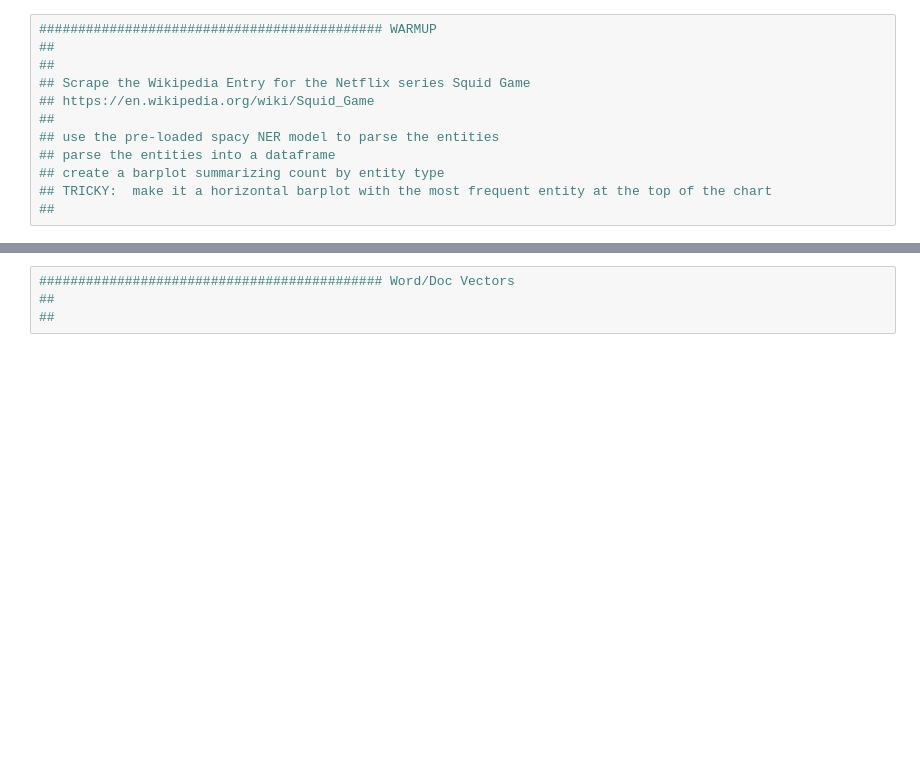
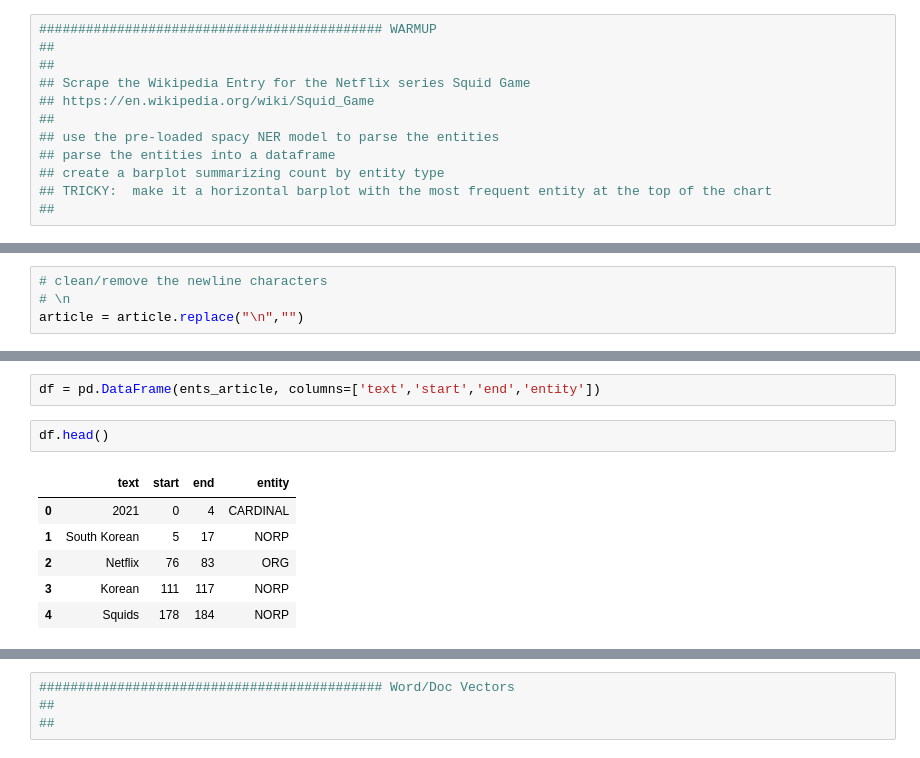
Before and after one commit to AlexVonSchwerdtner/BA820-Fall-2021, a Jupyter notebook: self exploration/sessions/session 12/12A_embeddings.ipynb, the cells around one changed output, grey strips where cells are left out. Drawn from its saved outputs; the diff is of its cells as text; blank space fills up the shorter version.

```diff
--- a/self exploration/sessions/session 12/12A_embeddings.ipynb
+++ b/self exploration/sessions/session 12/12A_embeddings.ipynb
@@ -72,0 +100,4 @@ nlp = spacy.load(MODEL)
+# %%
+# clean/remove the newline characters
+# \n
+article = article.replace("\n","")
@@ -72,0 +131,11 @@ nlp = spacy.load(MODEL)
+# %%
+df = pd.DataFrame(ents_article, columns=['text','start','end','entity'])
+# %%
+df.head()
+# %% [output]
+|  | text | start | end | entity |
+| 0 | 2021 | 0 | 4 | CARDINAL |
+| 1 | South Korean | 5 | 17 | NORP |
+| 2 | Netflix | 76 | 83 | ORG |
+| 3 | Korean | 111 | 117 | NORP |
+| 4 | Squids | 178 | 184 | NORP |
```
Also changed, not shown: parts of 33 cells of this notebook, 12 other files.
